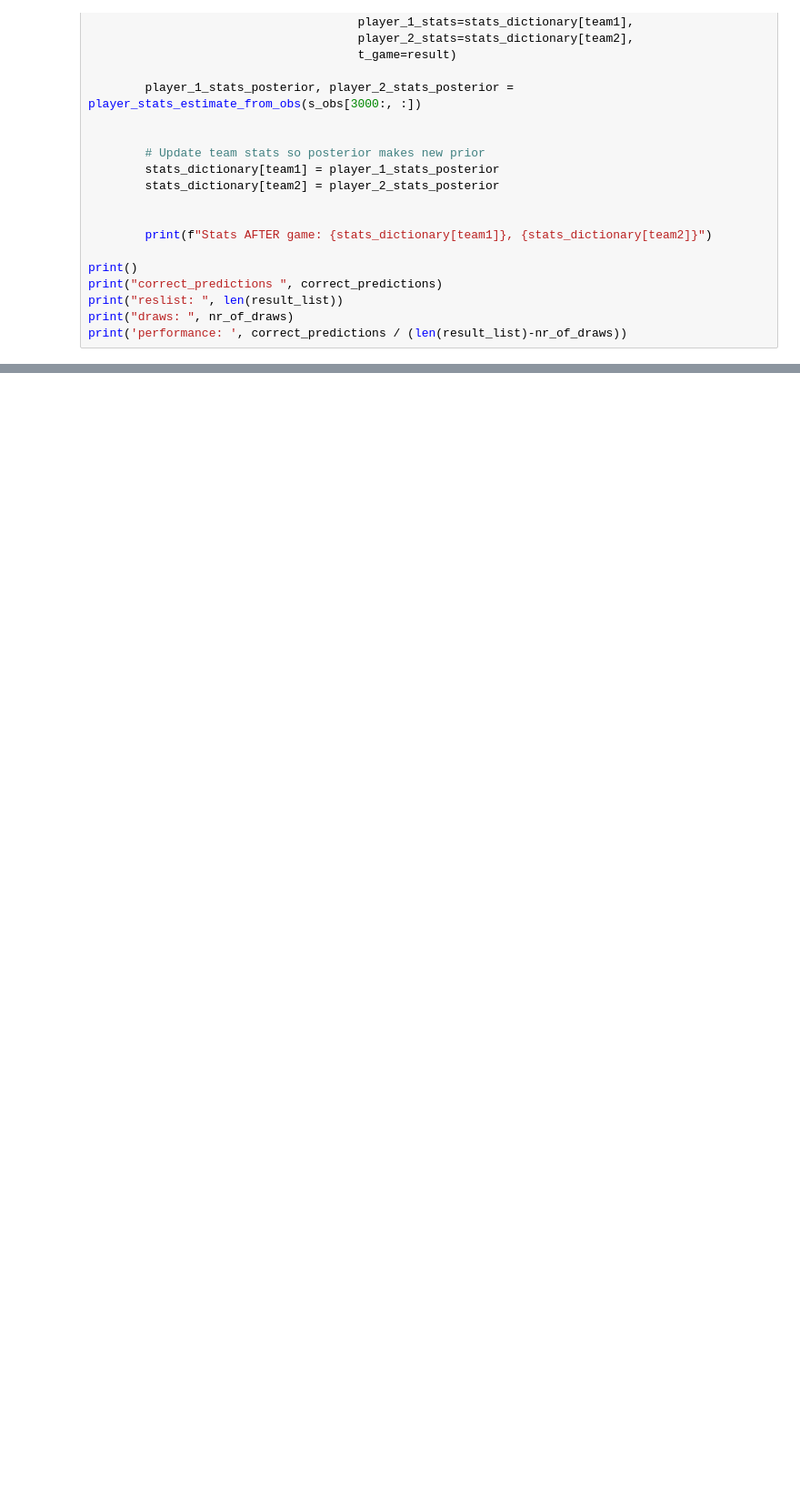
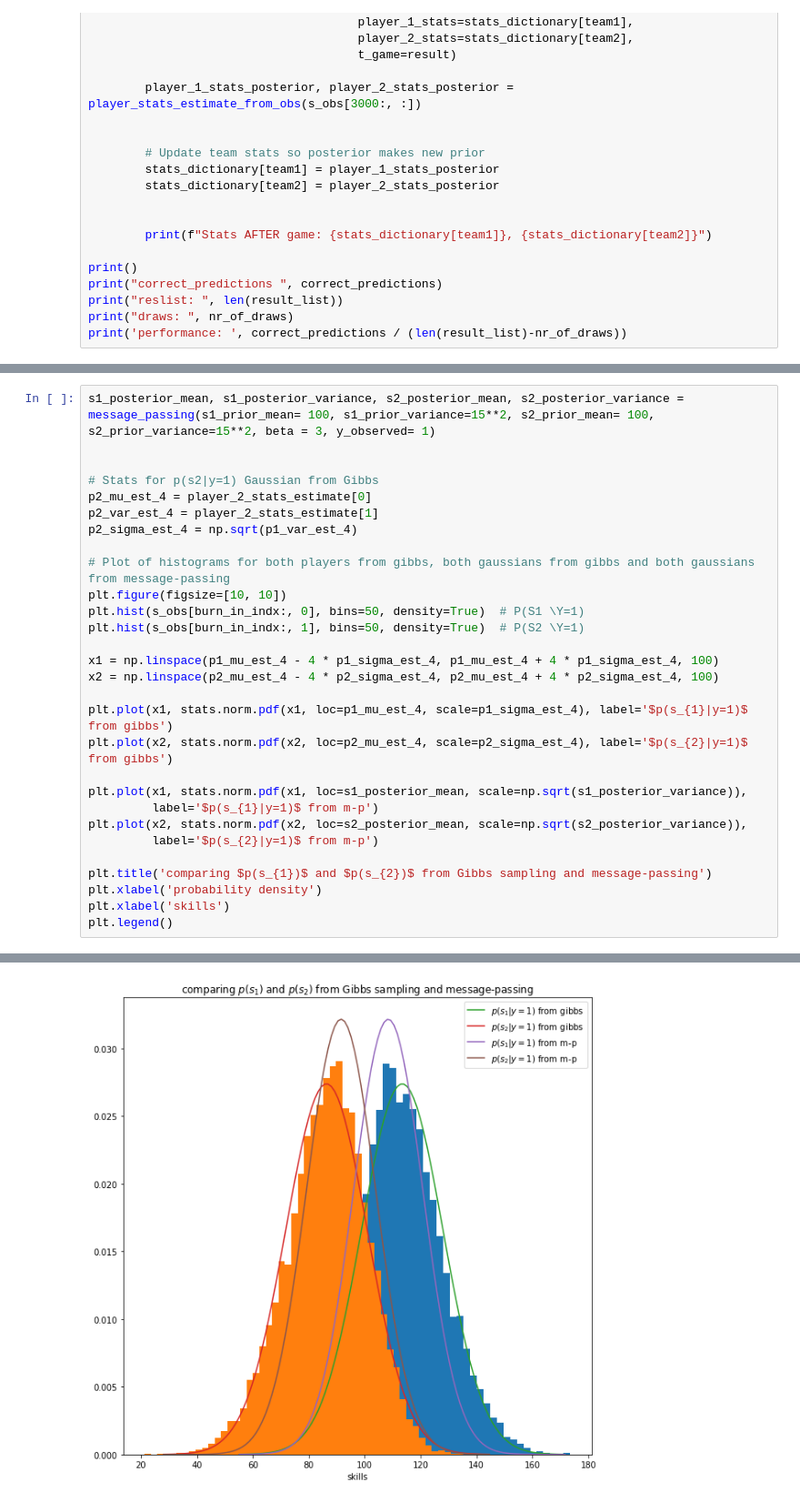
Before and after one commit to MohammedAlJaff/adv_prob_ml_mini_project_2020, a Jupyter notebook: MiniP Q4-5-6.ipynb, the cells around one changed output, grey strips where cells are left out. Shown at 91% size. Cells and saved outputs as stored; diff of their text form; blank space fills up the shorter version.

```diff
--- a/MiniP Q4-5-6.ipynb
+++ b/MiniP Q4-5-6.ipynb
@@ -495,0 +499,30 @@ plt.legend()
+# %%
+s1_posterior_mean, s1_posterior_variance, s2_posterior_mean, s2_posterior_variance = message_passing(s1_prior_mean= 100, s1_prior_variance=15**2, s2_prior_mean= 100, s2_prior_variance=15**2, beta = 3, y_observed= 1)
+
+
+# Stats for p(s2|y=1) Gaussian from Gibbs
+p2_mu_est_4 = player_2_stats_estimate[0]
+p2_var_est_4 = player_2_stats_estimate[1]
+p2_sigma_est_4 = np.sqrt(p1_var_est_4)
+
+# Plot of histograms for both players from gibbs, both gaussians from gibbs and both gaussians from message-passing
+plt.figure(figsize=[10, 10])
+plt.hist(s_obs[burn_in_indx:, 0], bins=50, density=True)  # P(S1 \Y=1)
+plt.hist(s_obs[burn_in_indx:, 1], bins=50, density=True)  # P(S2 \Y=1)
+
+x1 = np.linspace(p1_mu_est_4 - 4 * p1_sigma_est_4, p1_mu_est_4 + 4 * p1_sigma_est_4, 100)
+x2 = np.linspace(p2_mu_est_4 - 4 * p2_sigma_est_4, p2_mu_est_4 + 4 * p2_sigma_est_4, 100)
+
+plt.plot(x1, stats.norm.pdf(x1, loc=p1_mu_est_4, scale=p1_sigma_est_4), label='$p(s_{1}|y=1)$ from gibbs')
+plt.plot(x2, stats.norm.pdf(x2, loc=p2_mu_est_4, scale=p2_sigma_est_4), label='$p(s_{2}|y=1)$ from gibbs')
+
+plt.plot(x1, stats.norm.pdf(x1, loc=s1_posterior_mean, scale=np.sqrt(s1_posterior_variance)),
+         label='$p(s_{1}|y=1)$ from m-p')
+plt.plot(x2, stats.norm.pdf(x2, loc=s2_posterior_mean, scale=np.sqrt(s2_posterior_variance)),
+         label='$p(s_{2}|y=1)$ from m-p')
+
+plt.title('comparing $p(s_{1})$ and $p(s_{2})$ from Gibbs sampling and message-passing')
+plt.xlabel('probability density')
+plt.xlabel('skills')
+plt.legend()
+# %% [output]
@@ -496,2 +534,3 @@ plt.legend()
+[figure, added]
 # %%
 np.min(t_obs)
```
Also changed, not shown: parts of 15 cells of this notebook, 14 other files.
